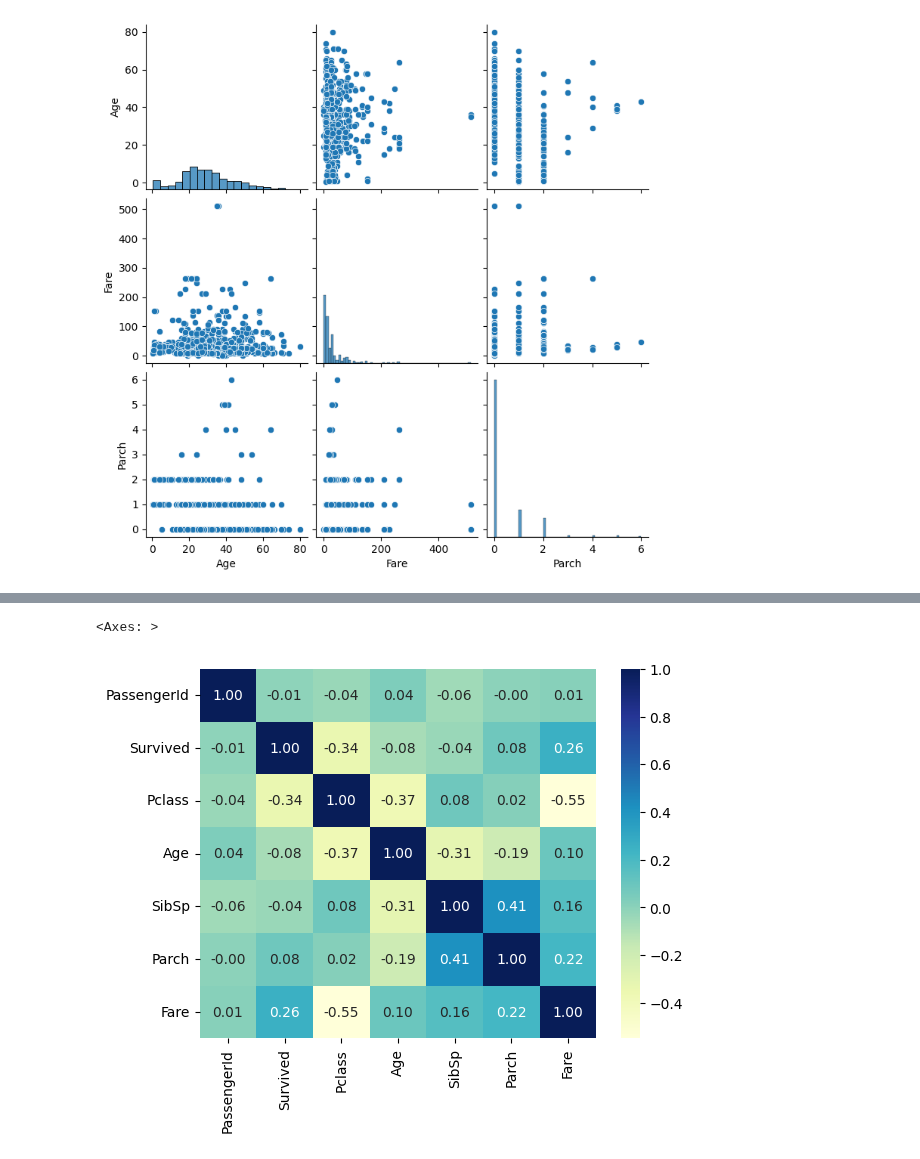
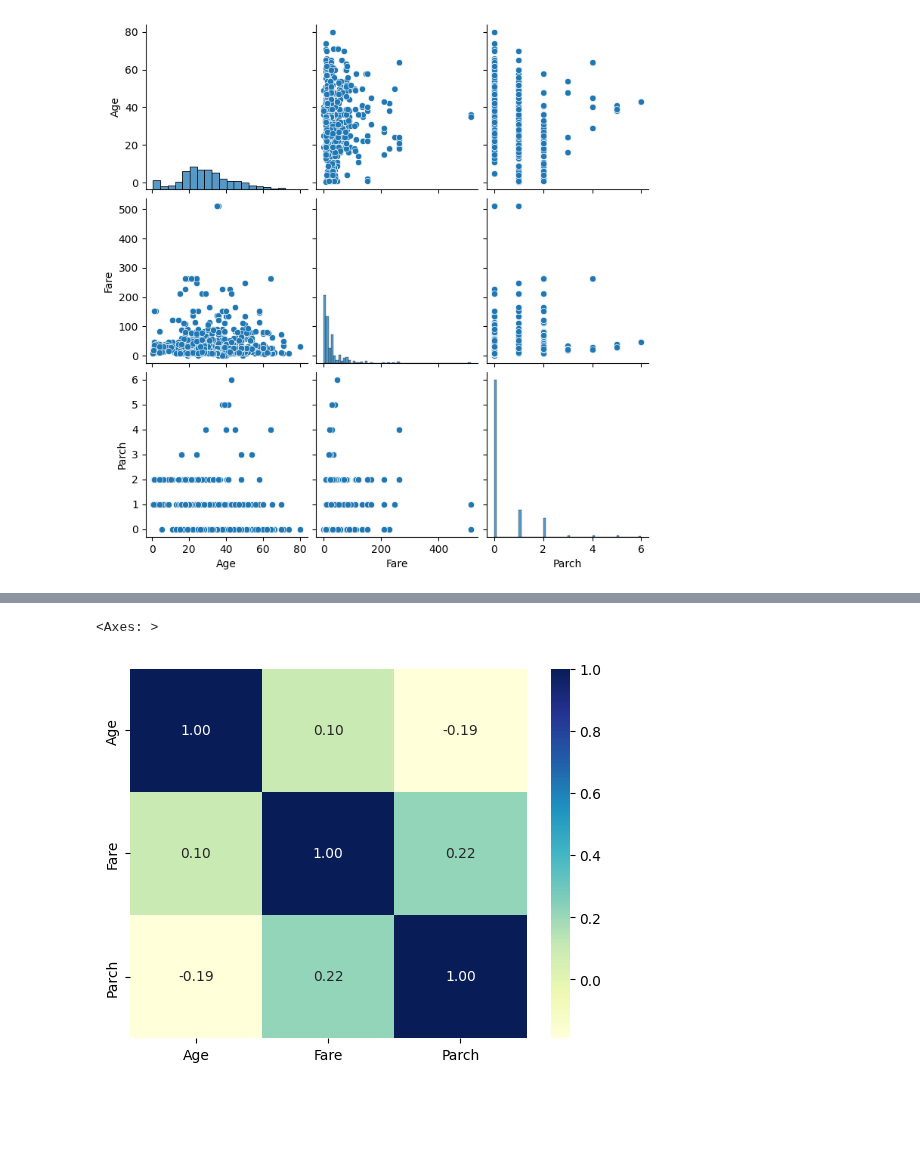
Before and after one commit to sbccas/data-analytics-using-python, a Jupyter notebook: 2_Lecture_Notes/OurLabDemos.ipynb, the cells around one changed output, grey strips where cells are left out. Saved outputs shown, nothing was run; the diff lists cells and outputs as text; code cells hidden in the pictures; blank space fills up the shorter version.

```diff
--- a/2_Lecture_Notes/OurLabDemos.ipynb
+++ b/2_Lecture_Notes/OurLabDemos.ipynb
@@ -536,7 +543,7 @@ sns.heatmap(mat,annot=True,fmt=".2f",cmap='YlGnBu')
 # %%
 # HEAT MAP
-mat = tita.corr(numeric_only=True)
-sns.heatmap(mat,annot=True,fmt=".2f",cmap='YlGnBu')
+
+sns.heatmap(tita[['Age','Fare','Parch']].corr(numeric_only=True),annot=True,fmt=".2f",cmap='YlGnBu')
 # %% [output]
 <Axes: >
-[figure, old version]
+[figure, new version]
```
Also changed, not shown: parts of 8 cells of this notebook.
